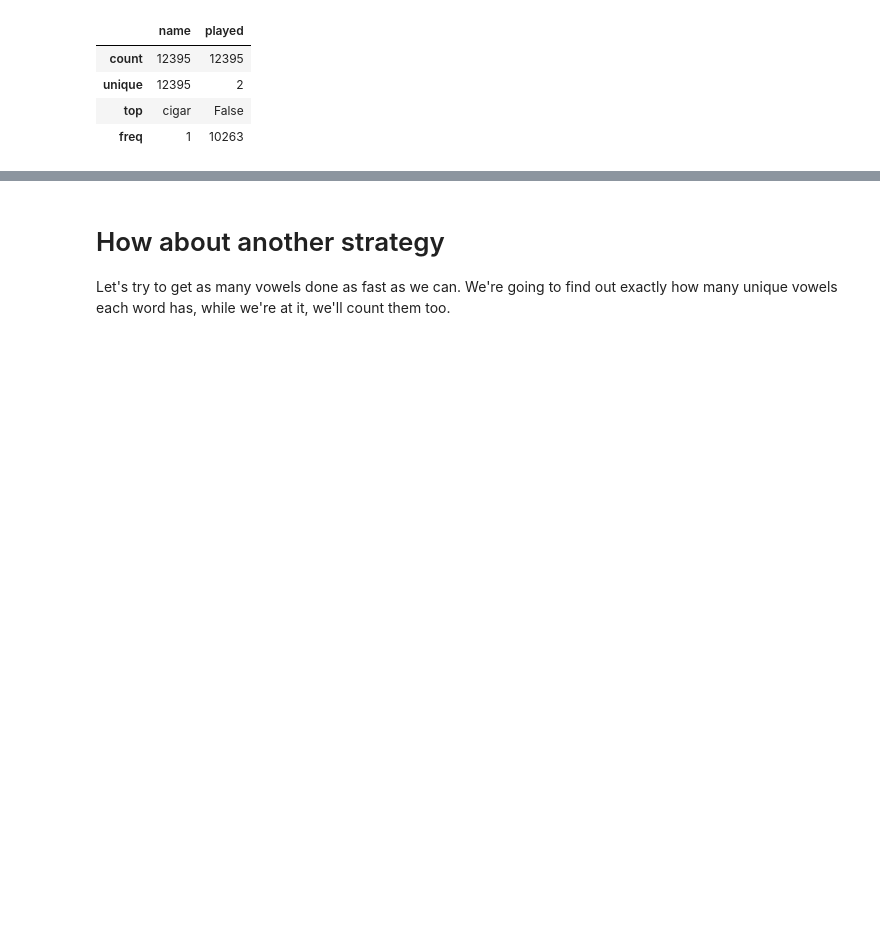
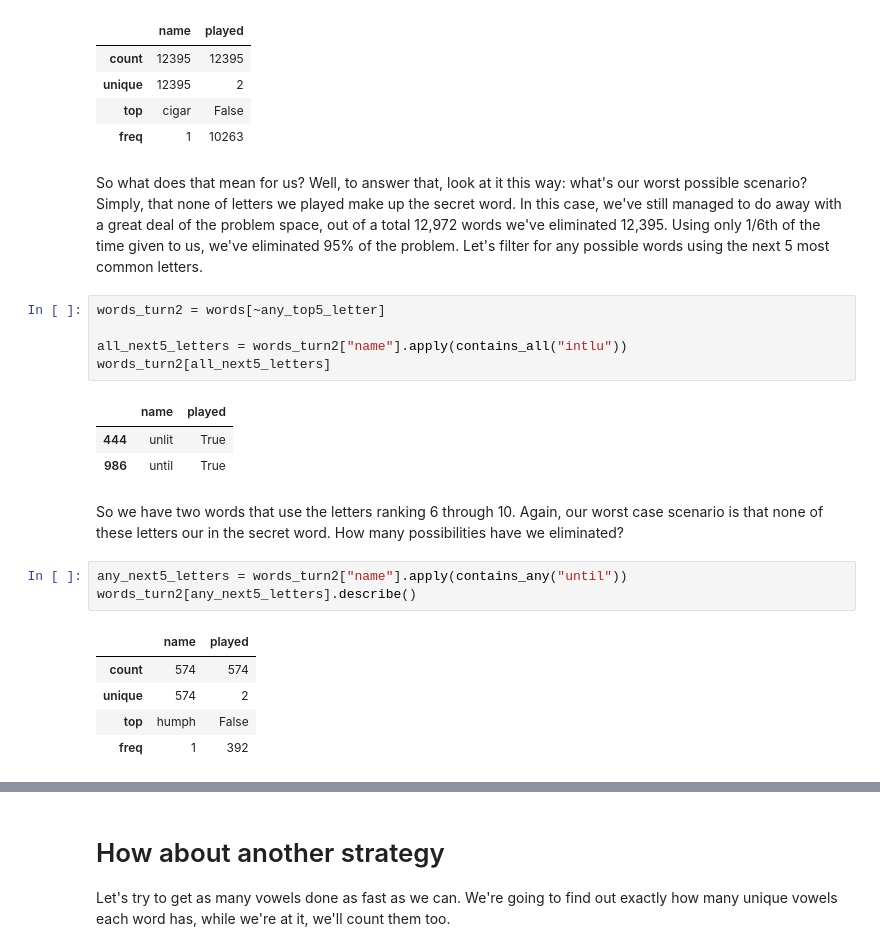
Before and after one commit to TalhaAzim/the-wordle-files, a Jupyter notebook: wordle-analysis-p1.ipynb, the cells around one changed output, grey strips where cells are left out. Cells and saved outputs as stored; diff of their text form; blank space fills up the shorter version.

```diff
--- a/wordle-analysis-p1.ipynb
+++ b/wordle-analysis-p1.ipynb
@@ -93,3 +83,25 @@ words[any_top5_letter].describe()
 | unique | 12395 | 2 |
 | top | cigar | False |
 | freq | 1 | 10263 |
+# %% [markdown]
+So what does that mean for us? Well, to answer that, look at it this way: what's our worst possible scenario? Simply, that none of letters we played make up the secret word. In this case, we've still managed to do away with a great deal of the problem space, out of a total 12,972 words we've eliminated 12,395. Using only 1/6th of the time given to us, we've eliminated 95% of the problem. Let's filter for any possible words using the next 5 most common letters.
+# %%
+words_turn2 = words[~any_top5_letter]
+
+all_next5_letters = words_turn2["name"].apply(contains_all("intlu"))
+words_turn2[all_next5_letters]
+# %% [output]
+|  | name | played |
+| 444 | unlit | True |
+| 986 | until | True |
+# %% [markdown]
+So we have two words that use the letters ranking 6 through 10. Again, our worst case scenario is that none of these letters our in the secret word. How many possibilities have we eliminated?
+# %%
+any_next5_letters = words_turn2["name"].apply(contains_any("until"))
+words_turn2[any_next5_letters].describe()
+# %% [output]
+|  | name | played |
+| count | 574 | 574 |
+| unique | 574 | 2 |
+| top | humph | False |
+| freq | 1 | 392 |
```
Also changed, not shown: parts of 8 cells of this notebook.
